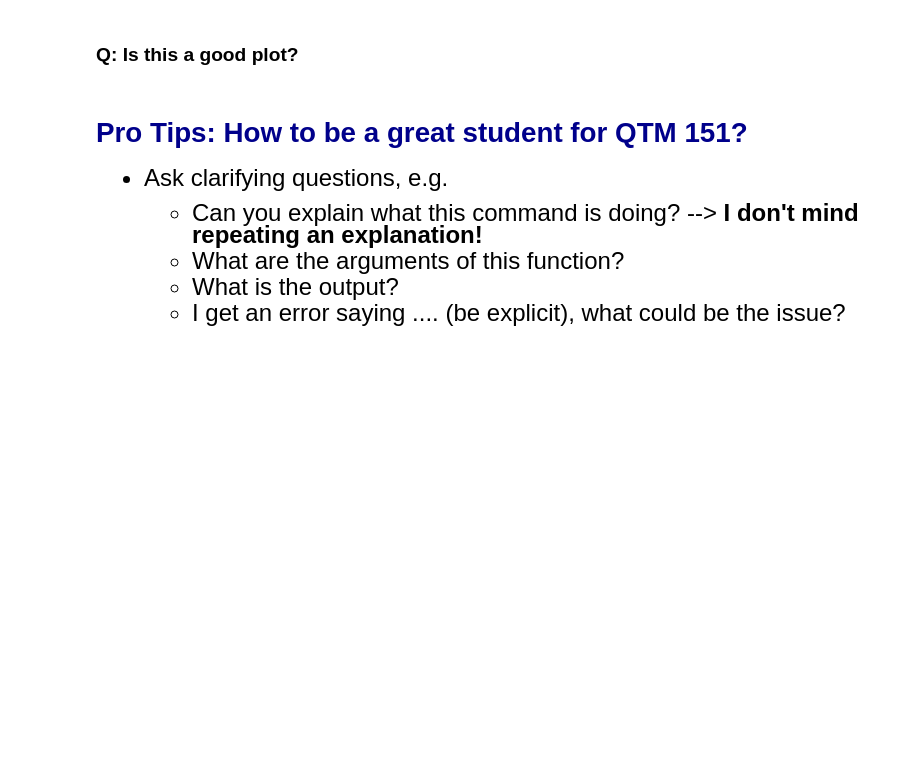
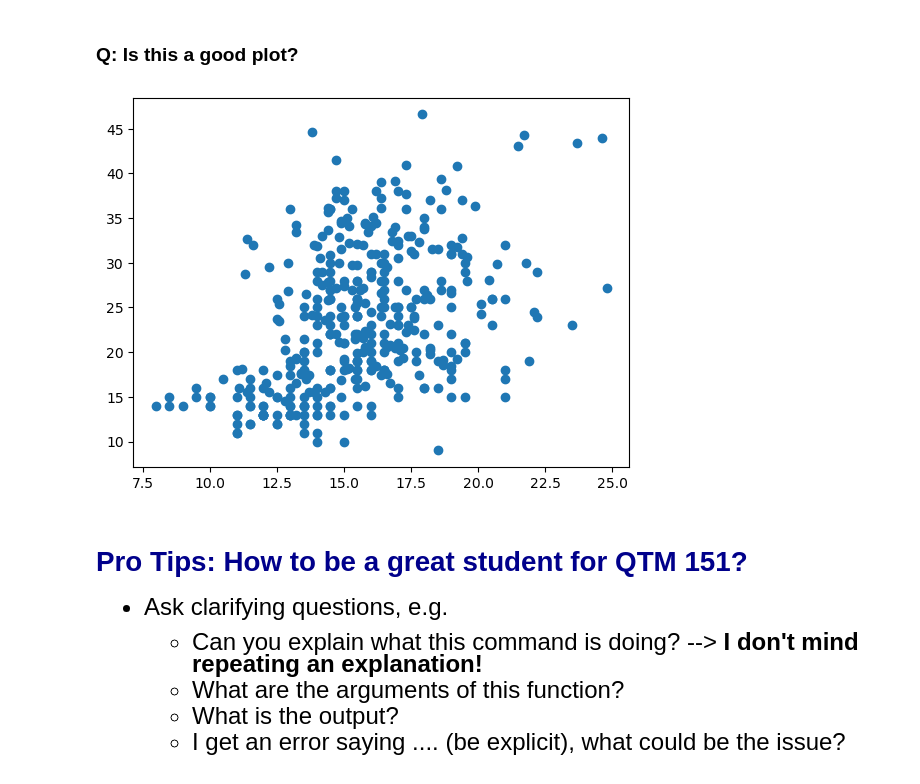
Before and after one commit to reneengai126/qtm151fall2025, a Jupyter notebook: Lecture_01_Github and Jupyter Notebooks/My Copy of Lecture 1.ipynb, the cells around one changed output. Drawn from its saved outputs; the diff is of its cells as text; code cells hidden in the pictures; blank space fills up the shorter version.

```diff
--- a/Lecture_01_Github and Jupyter Notebooks/My Copy of Lecture 1.ipynb
+++ b/Lecture_01_Github and Jupyter Notebooks/My Copy of Lecture 1.ipynb
@@ -228,6 +309,10 @@ plt.show()
 ### Q: Is this a good plot?
 # %%
 # Try another scatter plot with x = "acceleration"
+plt.scatter(x = carfeatures['acceleration'], y = carfeatures['mpg'])
+plt.show()
+# %% [output]
+[figure, added]
 # %% [markdown]
 
 
```
Also changed, not shown: parts of 7 cells of this notebook.
